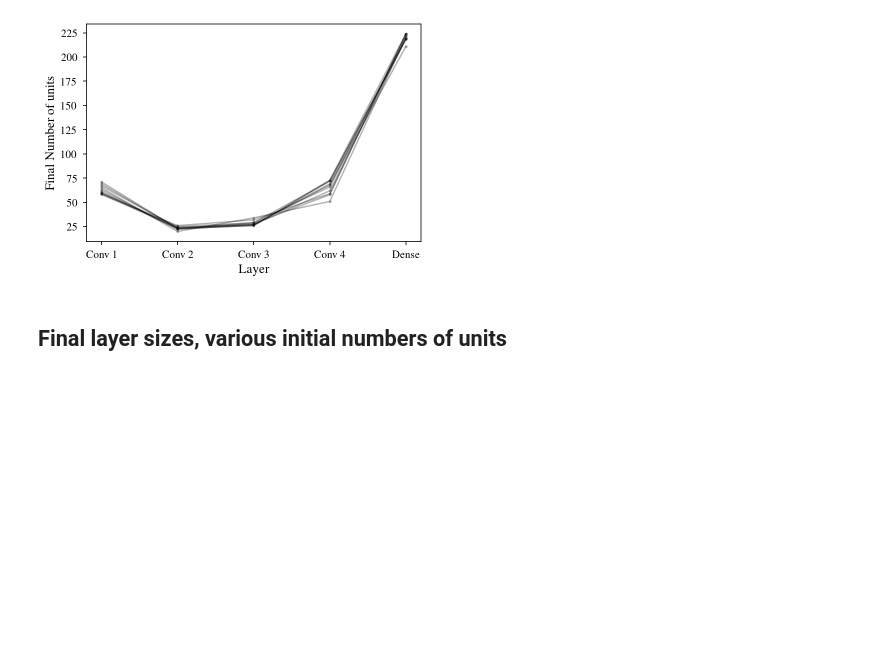
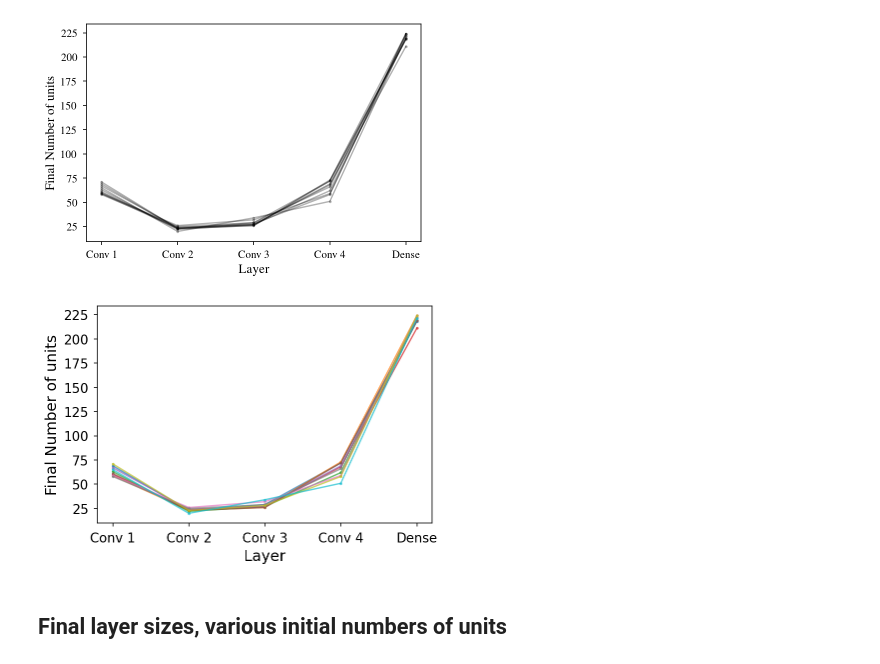
Before and after one commit to vcahlik/dynamic-auto-sizing, a Jupyter notebook: notebooks/misc/thesis_figures.ipynb, the cells around one changed output. Saved outputs shown, nothing was run; the diff lists cells and outputs as text; code cells hidden in the pictures; blank space fills up the shorter version.

Commit message:
Add figures for paper

```diff
--- a/notebooks/misc/thesis_figures.ipynb
+++ b/notebooks/misc/thesis_figures.ipynb
@@ -294,3 +307,15 @@ f.savefig("stability.pdf", bbox_inches='tight')
+# %%
+f = plt.figure()
+
+plt.plot(['Conv 1', 'Conv 2', 'Conv 3', 'Conv 4', 'Dense'], final_hidden_layer_sizes_transposed, marker='.', alpha=0.7)
+plt.xlabel("Layer", fontsize=15)
+plt.ylabel("Final Number of units", fontsize=15)
+plt.xticks(fontsize=13)
+plt.yticks(fontsize=13)
+
+f.savefig("stability.pdf", bbox_inches='tight')
+# %% [output]
+[figure, added]
 # %% [markdown]
 ## Final layer sizes, various initial numbers of units
 # %%
```
Also changed, not shown: parts of 7 cells of this notebook.
